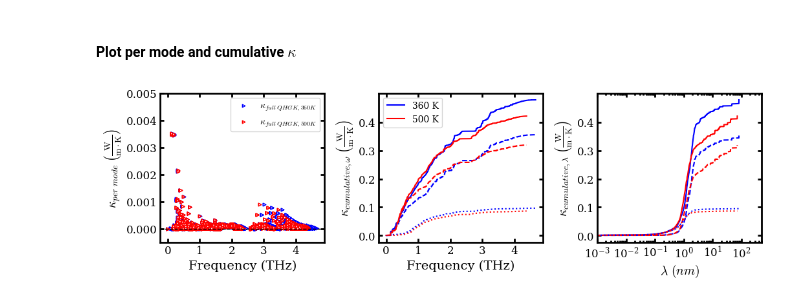
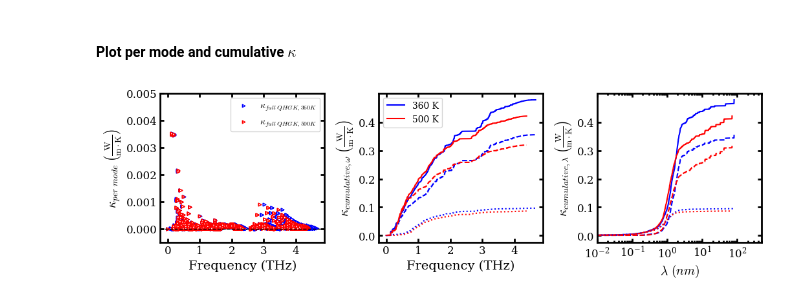
Before and after one commit to nanotheorygroup/kaldo-examples, a Jupyter notebook: docsource/machine_learning_potentials/cesium_lead_bromide_NEP_TDEP.ipynb, the cells around one changed output. Saved outputs shown, nothing was run; the diff lists cells and outputs as text; code cells hidden in the pictures.

```diff
--- a/docsource/machine_learning_potentials/cesium_lead_bromide_NEP_TDEP.ipynb
+++ b/docsource/machine_learning_potentials/cesium_lead_bromide_NEP_TDEP.ipynb
@@ -474,32 +472,32 @@ subplot(1,3, 2)
 set_fig_properties([gca()])
 plot(freq_sorted_full_QHGK_360K, kappa_cum_wrt_freq_full_QHGK_360K, 'b',
      label='360 K')
 plot(freq_sorted_full_QHGK_500K, kappa_cum_wrt_freq_full_QHGK_500K, 'r',
      label='500 K')
 plot(freq_sorted_RTA_360K, kappa_cum_wrt_freq_RTA_360K, 'b', ls='--')
 plot(freq_sorted_RTA_500K, kappa_cum_wrt_freq_RTA_500K, 'r', ls='--')
 plot(freq_sorted_QHGK_360K, (kappa_cum_wrt_freq_QHGK_360K - kappa_cum_wrt_freq_RTA_360K) , 'b', ls=':')
 plot(freq_sorted_QHGK_500K, (kappa_cum_wrt_freq_QHGK_500K - kappa_cum_wrt_freq_RTA_500K) , 'r', ls=':')
 gca().set_yticks(np.arange(0, 0.5, 0.1))
 gca().set_xticks(np.arange(0, 5, 1))
 ylabel(r'$\kappa_{cumulative, \omega}\;\left(\frac{\rm{W}}{\rm{m}\cdot\rm{K}}\right)$',fontsize=14)
 xlabel('Frequency (THz)', fontsize=14)
 legend(loc=2, fontsize=10)
 
 subplot(1,3, 3)
 set_fig_properties([gca()])
 plot(lambda_sorted_full_QHGK_360K, kappa_cum_wrt_lambda_full_QHGK_360K, 'b')
 plot(lambda_sorted_full_QHGK_500K, kappa_cum_wrt_lambda_full_QHGK_500K, 'r')
 plot(lambda_sorted_RTA_360K, kappa_cum_wrt_lambda_RTA_360K, 'b', ls='--')
 plot(lambda_sorted_RTA_500K, kappa_cum_wrt_lambda_RTA_500K, 'r', ls='--')
 plot(lambda_sorted_QHGK_360K, (kappa_cum_wrt_lambda_QHGK_360K - kappa_cum_wrt_lambda_RTA_360K) , 'b', ls=':')
 plot(lambda_sorted_QHGK_500K, (kappa_cum_wrt_lambda_QHGK_500K - kappa_cum_wrt_lambda_RTA_500K) , 'r', ls=':')
 xlabel(r'$\lambda \ (nm)$', fontsize=14)
 ylabel(r'$\kappa_{cumulative, \lambda}\;\left(\frac{\rm{W}}{\rm{m}\cdot\rm{K}}\right)$',fontsize=14)
 gca().set_yticks(np.arange(0, 0.5, 0.1))
 xscale('log')
-xlim([1e-3, 5e2])
+xlim([1e-2, 5e2])
 subplots_adjust(wspace=0.33)
 show()
 # %% [output]
-[figure, old version]
+[figure, new version]
```
Also changed, not shown: parts of 1 cell of this notebook, 40 other files.
